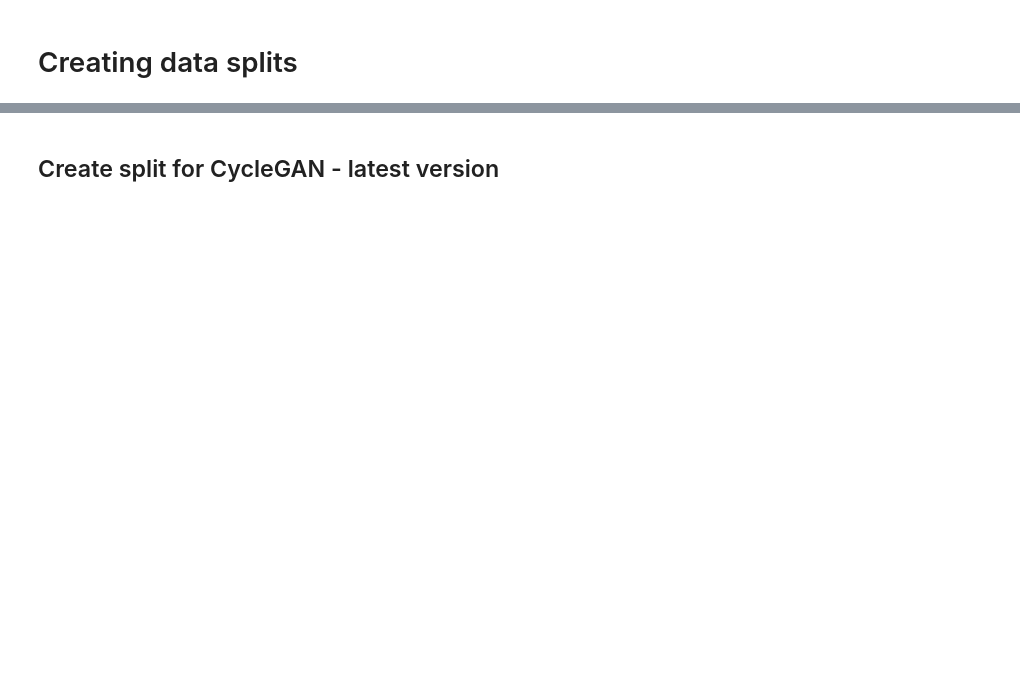
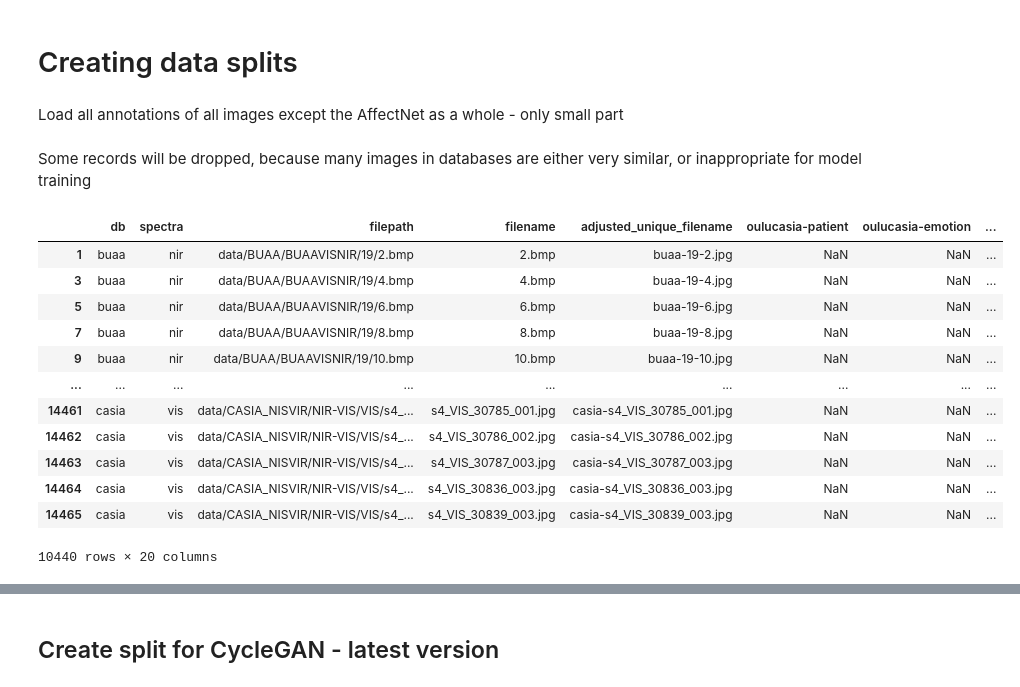
Before and after one commit to kalabto2/Facial-expression-analysis-from-NIR-image, a Jupyter notebook: creating_splits.ipynb, the cells around one changed output, grey strips where cells are left out. Drawn from its saved outputs; the diff is of its cells as text; code cells hidden in the pictures; blank space fills up the shorter version.

```diff
--- a/creating_splits.ipynb
+++ b/creating_splits.ipynb
@@ -331,3 +374,5 @@ def get_files_affectnet(path, num_samples, labels_fp):
+# %% [markdown]
+Load all annotations of all images except the AffectNet as a whole - only small part
 # %%
 df_oulucasia_vl = get_files_oulucasia('data/B_OriginalImg/VL/Strong/', "vis")
 df_oulucasia_ni = get_files_oulucasia('data/B_OriginalImg/NI/Strong/', "nir")
@@ -335,10 +380,43 @@ df_casia_vl = get_files_casia('data/CASIA_NISVIR/NIR-VIS/VIS/', "vis")
 df_casia_ni = get_files_casia('data/CASIA_NISVIR/NIR-VIS/NIR/',"nir")
 df_buaa_vl_ni = get_files_buaa('data/BUAA/BUAAVISNIR/', labels_fp="Custom_DB/buaa_w_neutral-annotations.csv")
 df_customdb_ni = get_files_customdb('Custom_DB/custom_nir/', labels_fp="Custom_DB/custom_nir-annotations.csv")
-df_affectnet_vl = get_files_affectnet('data/AffectNet-8Labels/train_set/images/', 9503, labels_fp="data/AffectNet-8Labels/train_custom.csv")
+df_affectnet_vl = get_files_affectnet('data/AffectNet-8Labels/train_set/images/', 2086, labels_fp="data/AffectNet-8Labels/train_custom.csv")
 
-# concatenate all
-df = pd.concat([df_oulucasia_vl, df_oulucasia_ni, df_casia_vl, df_casia_ni, df_buaa_vl_ni, df_customdb_ni, df_affectnet_vl])
+# Concatenate all
+df = pd.concat([df_oulucasia_vl, df_oulucasia_ni, df_casia_vl, df_casia_ni, df_buaa_vl_ni, df_customdb_ni, df_affectnet_vl], ignore_index=True)
 
 # Drop all nonimage files
 df = df[df["filetype"].isin(['jpeg', 'jpg', 'bmp', 'png'])]
+
+# Change format of images to 'jpg' - due to its compact size
+df['new_filetype'] = 'jpg'
+df['adjusted_unique_filename'] = df['adjusted_unique_filename'].apply(lambda x: x.split('.')[0] + '.jpg')
+# %% [markdown]
+Some records will be dropped, because many images in databases are either very similar, or inappropriate for model training
+# %%
+# In OuluCasia - get 5 samples per patient per emotion
+df_cyclegan_all = df.groupby(['spectra', 'oulucasia-patient', 'oulucasia-emotion'], as_index=False).apply(lambda x: x.sample(5)).reset_index(drop=True)
+df_cyclegan_all = pd.concat([df[df["db"]!="oulucasia"], df_cyclegan_all], ignore_index=True)
+
+# In CASIA - get 2 samples per patient/session
+casia_grouped = df.groupby(['spectra', 'casia-patient', 'casia-session'], as_index=False).apply(lambda x: x.sample(1)).reset_index(drop=True)
+df_cyclegan_all = pd.concat([df_cyclegan_all[df_cyclegan_all["db"]!="casia"], casia_grouped], ignore_index=True)
+
+# In BUAA - drop low-light images and images from VIS spectra
+df_cyclegan_all = df_cyclegan_all[~((df_cyclegan_all["buaa-image_type"]=="low_light")|((df_cyclegan_all["db"]=="buaa")&(df_cyclegan_all["spectra"]=="vis")))]
+
+display(df_cyclegan_all)
+# %% [output]
+|  | db | spectra | filepath | filename | adjusted_unique_filename | oulucasia-patient | oulucasia-emotion | ... |
+| 1 | buaa | nir | data/BUAA/BUAAVISNIR/19/2.bmp | 2.bmp | buaa-19-2.jpg | NaN | NaN | ... |
+| 3 | buaa | nir | data/BUAA/BUAAVISNIR/19/4.bmp | 4.bmp | buaa-19-4.jpg | NaN | NaN | ... |
+| 5 | buaa | nir | data/BUAA/BUAAVISNIR/19/6.bmp | 6.bmp | buaa-19-6.jpg | NaN | NaN | ... |
+| 7 | buaa | nir | data/BUAA/BUAAVISNIR/19/8.bmp | 8.bmp | buaa-19-8.jpg | NaN | NaN | ... |
+| 9 | buaa | nir | data/BUAA/BUAAVISNIR/19/10.bmp | 10.bmp | buaa-19-10.jpg | NaN | NaN | ... |
+| ... | ... | ... | ... | ... | ... | ... | ... | ... |
+| 14461 | casia | vis | data/CASIA_NISVIR/NIR-VIS/VIS/s4_... | s4_VIS_30785_001.jpg | casia-s4_VIS_30785_001.jpg | NaN | NaN | ... |
+| 14462 | casia | vis | data/CASIA_NISVIR/NIR-VIS/VIS/s4_... | s4_VIS_30786_002.jpg | casia-s4_VIS_30786_002.jpg | NaN | NaN | ... |
+| 14463 | casia | vis | data/CASIA_NISVIR/NIR-VIS/VIS/s4_... | s4_VIS_30787_003.jpg | casia-s4_VIS_30787_003.jpg | NaN | NaN | ... |
+| 14464 | casia | vis | data/CASIA_NISVIR/NIR-VIS/VIS/s4_... | s4_VIS_30836_003.jpg | casia-s4_VIS_30836_003.jpg | NaN | NaN | ... |
+| 14465 | casia | vis | data/CASIA_NISVIR/NIR-VIS/VIS/s4_... | s4_VIS_30839_003.jpg | casia-s4_VIS_30839_003.jpg | NaN | NaN | ... |
+10440 rows × 20 columns
```
Also changed, not shown: parts of 39 cells of this notebook, 8 other files.
